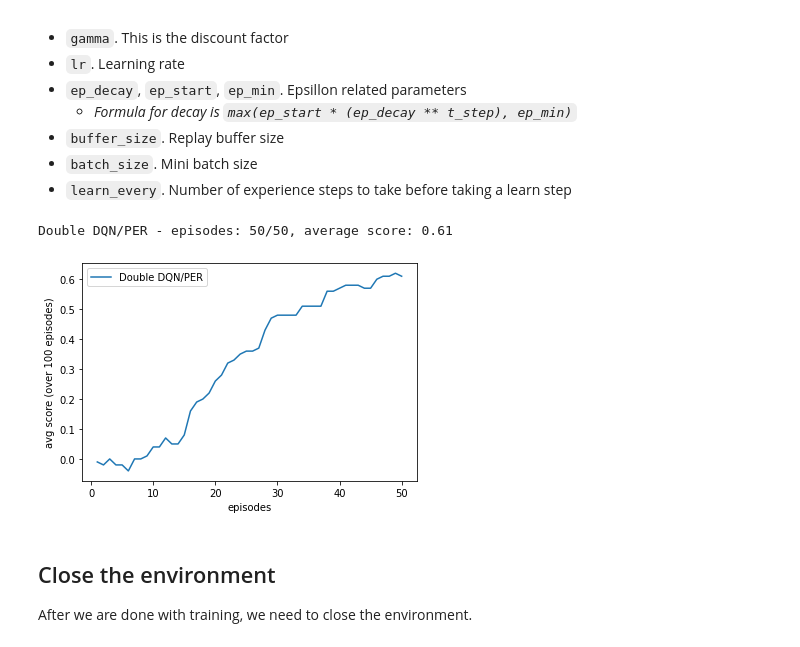
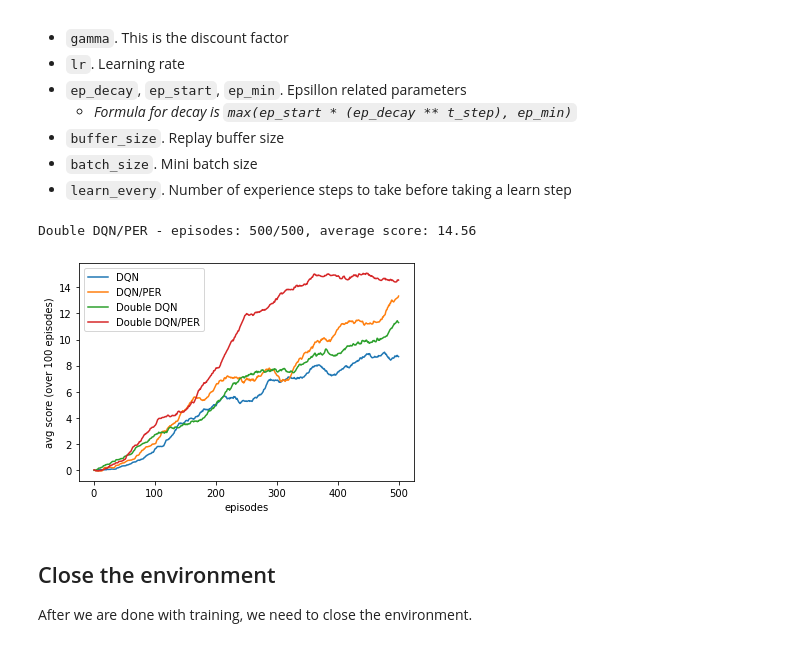
Before and after one commit to bigbap/Udacity_DRL_Navigation, a Jupyter notebook: Navigation.ipynb, the cells around one changed output. Cells and saved outputs as stored; diff of their text form; code cells hidden in the pictures.

Commit message:
trained model

```diff
--- a/Navigation.ipynb
+++ b/Navigation.ipynb
@@ -79,29 +79,29 @@ We can tweak the hyperparameters when we intialize the agent. The hypermarameter
 - `batch_size`. Mini batch size
 - `learn_every`. Number of experience steps to take before taking a learn step
 # %%
-# agent = Agent(env_train.state_size, env_train.action_size, gamma=1, seed=0, lr=0.001, targets_algo=DQN_algo)
-# steps, score = train(env_train, agent, 50, label="DQN")
-# plt.plot(steps, score, label="DQN")
+agent = Agent(env_train.state_size, env_train.action_size, gamma=1, seed=0, lr=0.001, targets_algo=DQN_algo)
+steps, score = train(env_train, agent, 500, label="DQN")
+plt.plot(steps, score, label="DQN")
 
-# agent = Agent(env_train.state_size, env_train.action_size, gamma=1, seed=0, lr=0.001, priority_alpha=0.5, targets_algo=DQN_algo)
-# steps, score = train(env_train, agent, 50, label="DQN/PER")
-# plt.plot(steps, score, label="DQN/PER")
+agent = Agent(env_train.state_size, env_train.action_size, gamma=1, seed=0, lr=0.001, priority_alpha=0.5, targets_algo=DQN_algo)
+steps, score = train(env_train, agent, 500, label="DQN/PER")
+plt.plot(steps, score, label="DQN/PER")
 
-# agent = Agent(env_train.state_size, env_train.action_size, gamma=1, seed=0, lr=0.001, targets_algo=DoubleDQN_algo)
-# steps, score = train(env_train, agent, 50, label="Double DQN")
-# plt.plot(steps, score, label="Double DQN")
+agent = Agent(env_train.state_size, env_train.action_size, gamma=1, seed=0, lr=0.001, targets_algo=DoubleDQN_algo)
+steps, score = train(env_train, agent, 500, label="Double DQN")
+plt.plot(steps, score, label="Double DQN")
 
 agent = Agent(env_train.state_size, env_train.action_size, gamma=1, seed=0, lr=0.001, priority_alpha=0.5, targets_algo=DoubleDQN_algo)
-steps, score = train(env_train, agent, 50, label="Double DQN/PER")
+steps, score = train(env_train, agent, 500, label="Double DQN/PER")
 plt.plot(steps, score, label="Double DQN/PER")
 
 plt.legend()
 plt.xlabel("episodes")
 plt.ylabel("avg score (over 100 episodes)")
 plt.show()
 # %% [output]
-Double DQN/PER - episodes: 50/50, average score: 0.61
+Double DQN/PER - episodes: 500/500, average score: 14.56
-[figure, old version]
+[figure, new version]
 # %% [markdown]
 ## Close the environment
 
```
Also changed, not shown: 1 other file.
